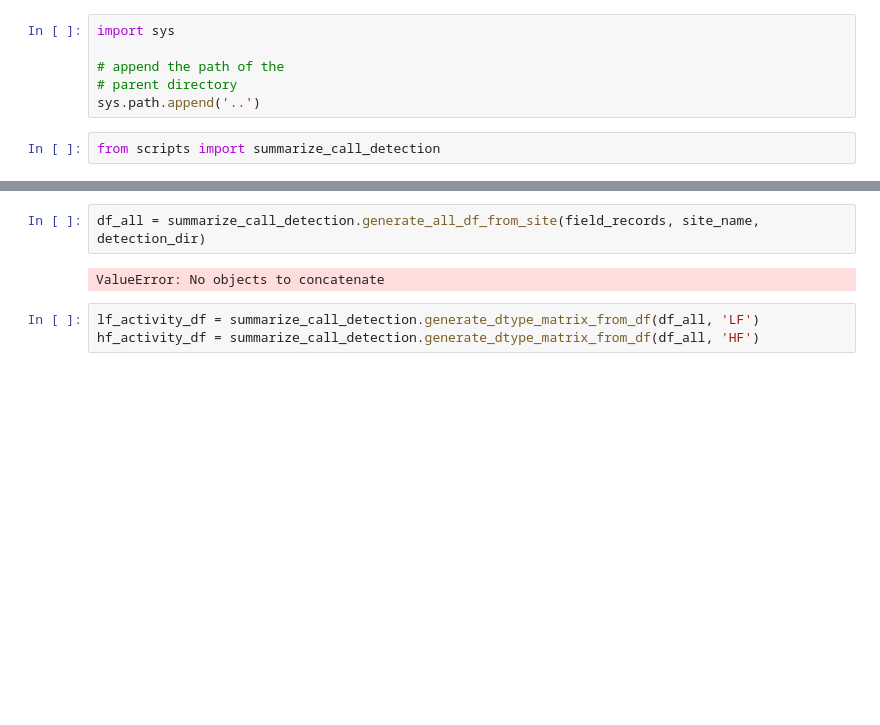
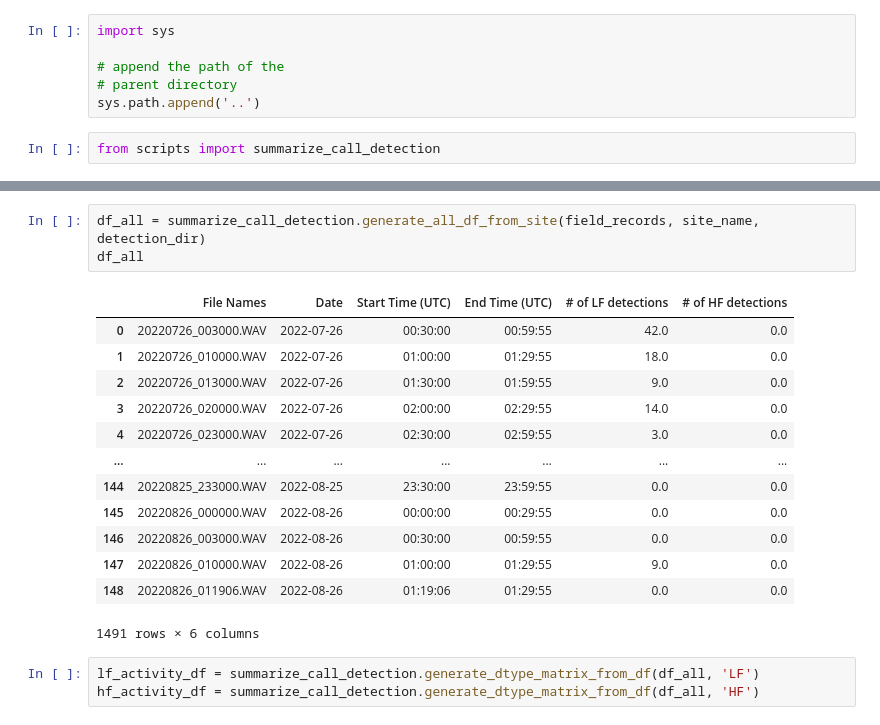
Before and after one commit to uw-echospace/ubna-field, a Jupyter notebook: notebooks/call_number_plotter.ipynb, the cells around one changed output, grey strips where cells are left out. Saved outputs shown, nothing was run; the diff lists cells and outputs as text; blank space fills up the shorter version.

Commit message:
Added up-to-date Central Pond data

```diff
--- a/notebooks/call_number_plotter.ipynb
+++ b/notebooks/call_number_plotter.ipynb
@@ -52,7 +64,20 @@ summarize_call_detection.plot_total(df, site_name, save=True, save_folder=f"../r
 # %%
 df_all = summarize_call_detection.generate_all_df_from_site(field_records, site_name, detection_dir)
+df_all
 # %% [output]
+|  | File Names | Date | Start Time (UTC) | End Time (UTC) | # of LF detections | # of HF detections |
+| 0 | 20220726_003000.WAV | 2022-07-26 | 00:30:00 | 00:59:55 | 42.0 | 0.0 |
+| 1 | 20220726_010000.WAV | 2022-07-26 | 01:00:00 | 01:29:55 | 18.0 | 0.0 |
+| 2 | 20220726_013000.WAV | 2022-07-26 | 01:30:00 | 01:59:55 | 9.0 | 0.0 |
+| 3 | 20220726_020000.WAV | 2022-07-26 | 02:00:00 | 02:29:55 | 14.0 | 0.0 |
+| 4 | 20220726_023000.WAV | 2022-07-26 | 02:30:00 | 02:59:55 | 3.0 | 0.0 |
+| ... | ... | ... | ... | ... | ... | ... |
+| 144 | 20220825_233000.WAV | 2022-08-25 | 23:30:00 | 23:59:55 | 0.0 | 0.0 |
+| 145 | 20220826_000000.WAV | 2022-08-26 | 00:00:00 | 00:29:55 | 0.0 | 0.0 |
+| 146 | 20220826_003000.WAV | 2022-08-26 | 00:30:00 | 00:59:55 | 0.0 | 0.0 |
+| 147 | 20220826_010000.WAV | 2022-08-26 | 01:00:00 | 01:29:55 | 9.0 | 0.0 |
+| 148 | 20220826_011906.WAV | 2022-08-26 | 01:19:06 | 01:29:55 | 0.0 | 0.0 |
-ValueError: No objects to concatenate
+1491 rows × 6 columns
 # %%
 lf_activity_df = summarize_call_detection.generate_dtype_matrix_from_df(df_all, 'LF')
 hf_activity_df = summarize_call_detection.generate_dtype_matrix_from_df(df_all, 'HF')
```
Also changed, not shown: parts of 6 cells of this notebook, 5 other files.
